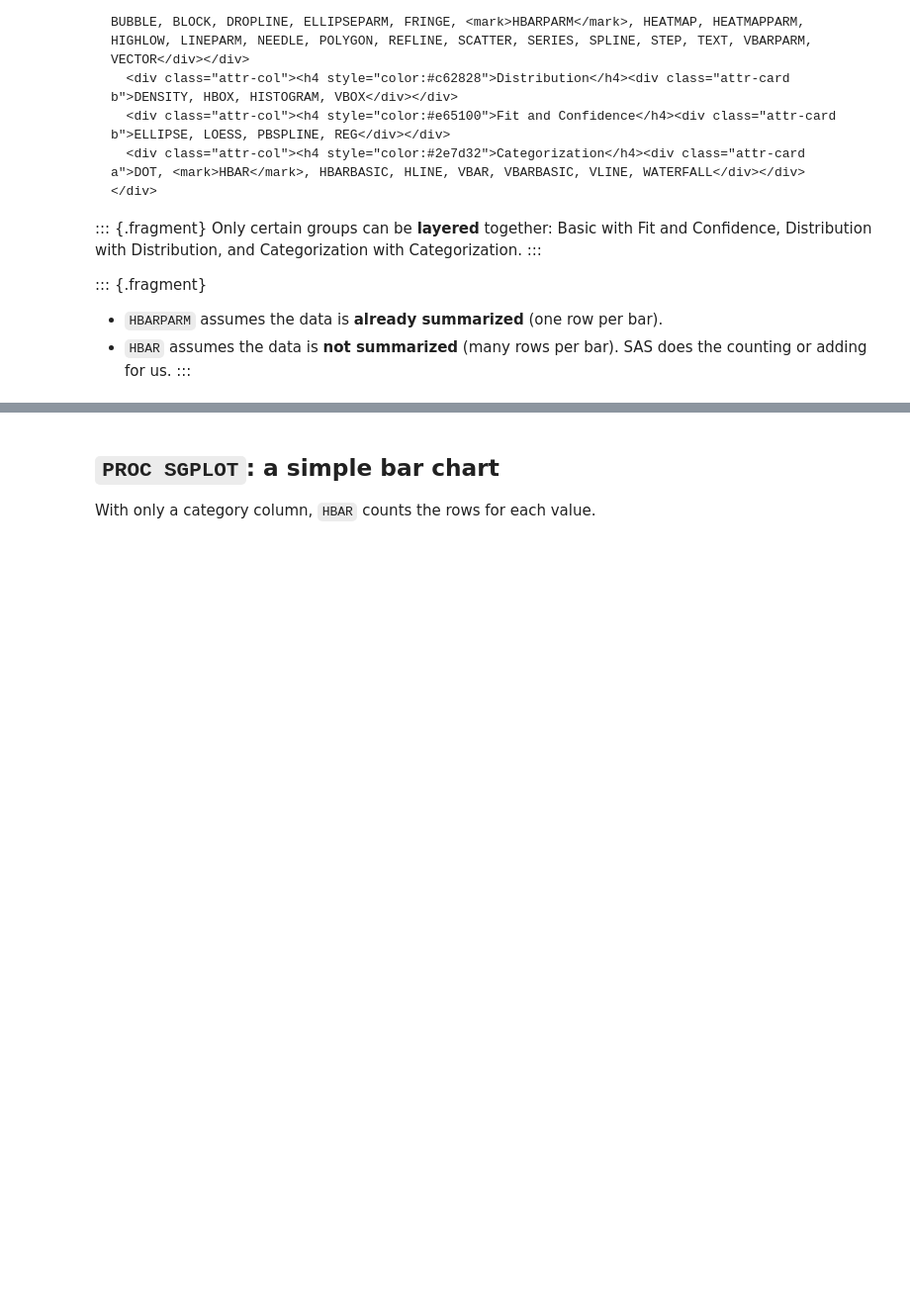
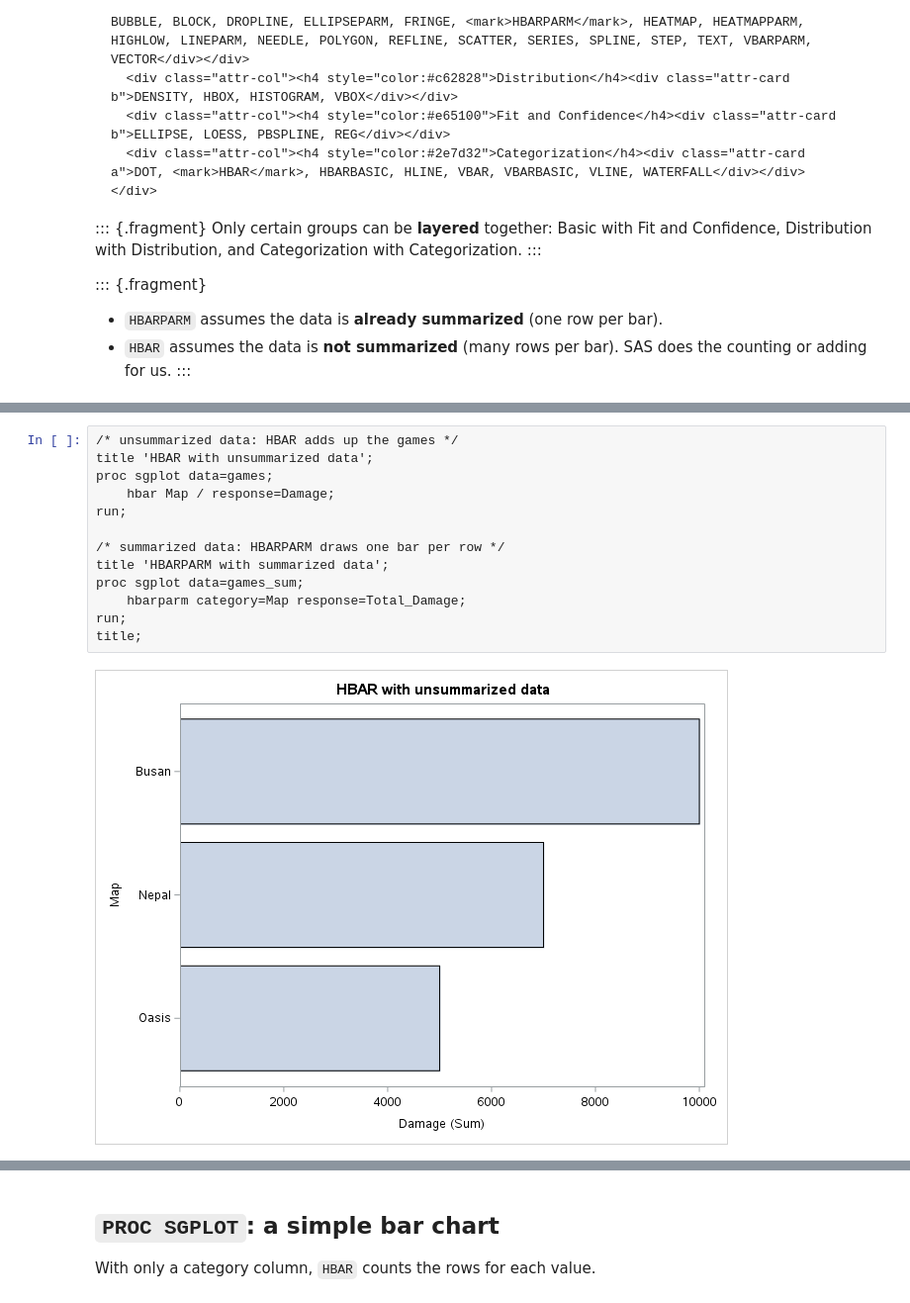
Before and after one commit to reginamaee/ma505-book, a Jupyter notebook: chapters/05-conditional-plotting.ipynb, the cells around one changed output, grey strips where cells are left out. Shown at 99% size. Saved outputs shown, nothing was run; the diff lists cells and outputs as text; blank space fills up the shorter version.

Commit message:
Day 5: titled HBAR vs HBARPARM plots

```diff
--- a/chapters/05-conditional-plotting.ipynb
+++ b/chapters/05-conditional-plotting.ipynb
@@ -358,0 +395,15 @@ Only certain groups can be **layered** together: Basic with Fit and Confidence,
+# %%
+/* unsummarized data: HBAR adds up the games */
+title 'HBAR with unsummarized data';
+proc sgplot data=games;
+    hbar Map / response=Damage;
+run;
+
+/* summarized data: HBARPARM draws one bar per row */
+title 'HBARPARM with summarized data';
+proc sgplot data=games_sum;
+    hbarparm category=Map response=Total_Damage;
+run;
+title;
+# %% [output]
+[figure, added]
```
Also changed, not shown: parts of 6 cells of this notebook, 13 other files.
